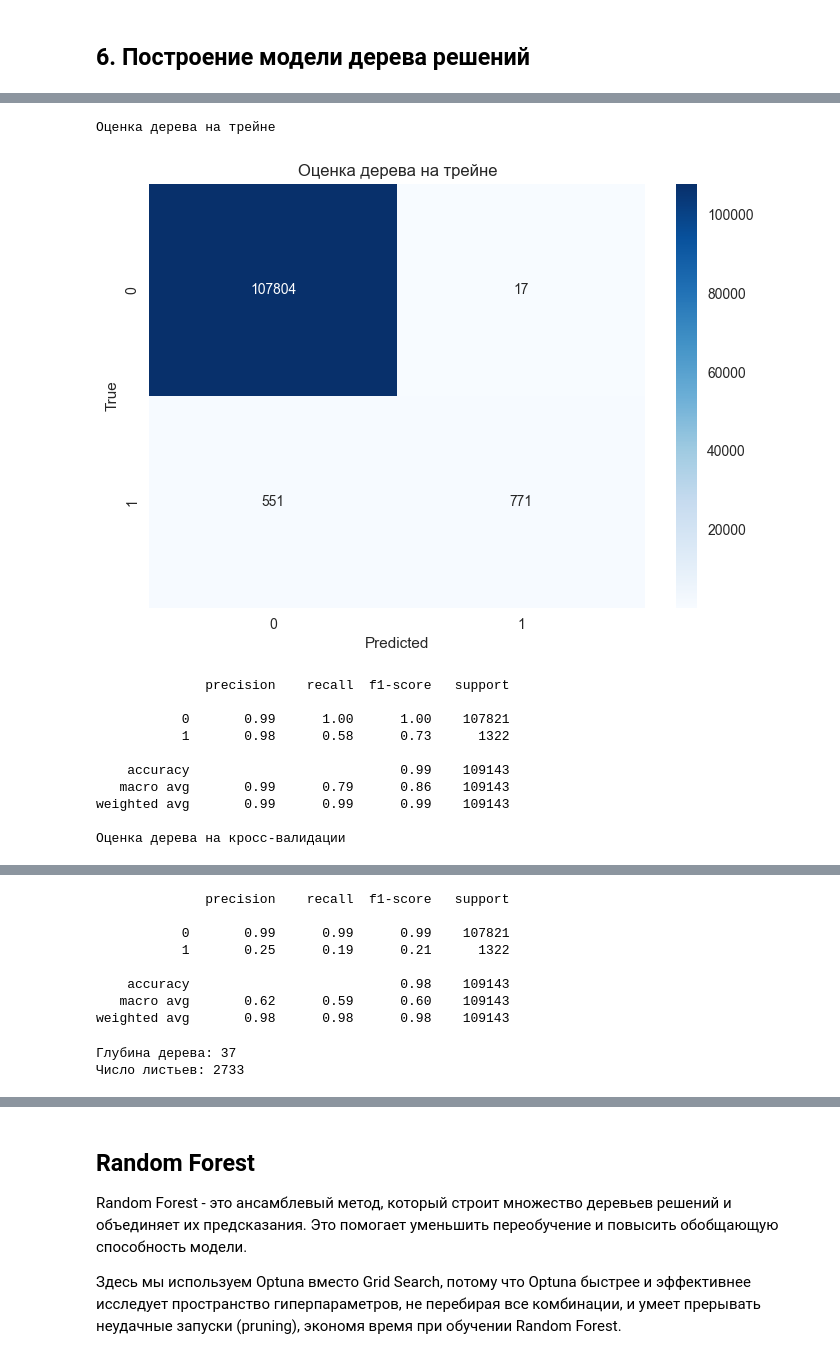
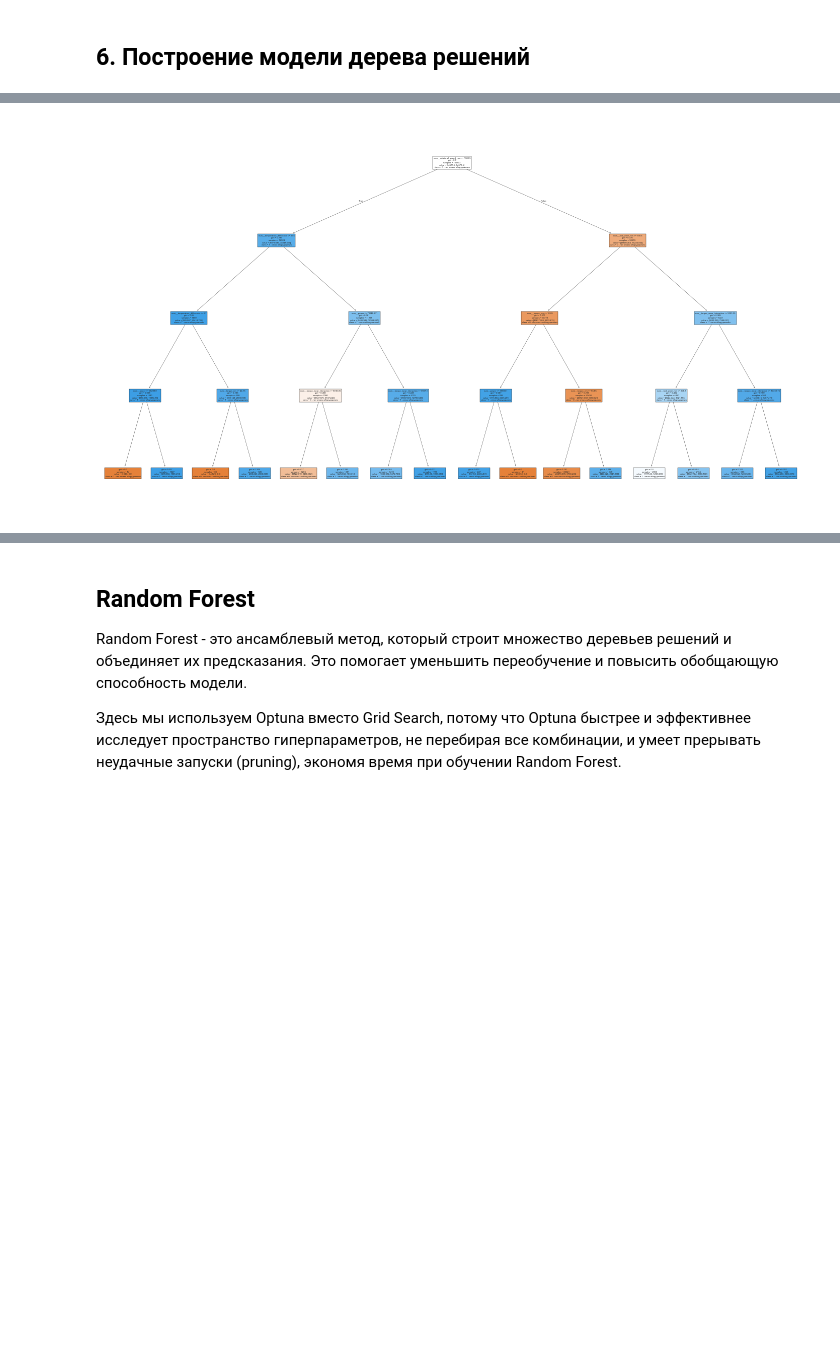
Before and after one commit to aleksandr-novikov/equipment-failure-prediction, a Jupyter notebook: solution.ipynb, the cells around one changed output, grey strips where cells are left out. Cells and saved outputs as stored; diff of their text form; code cells hidden in the pictures; blank space fills up the shorter version.

```diff
--- a/solution.ipynb
+++ b/solution.ipynb
@@ -1924,9 +1947,11 @@ sns.scatterplot(
 # %%
-from sklearn.tree import DecisionTreeClassifier
+# Отбор признаков по условию importance > 0
+selected = feature_importance[feature_importance > 0.03].index
+print("Количество признаков с importance > 0.03:", len(selected))
 
-# Построим простое дерево без подбора гиперпараметров
-dt_simple = DecisionTreeClassifier(random_state=42)
+# Берём только числовые признаки (из ветки "num__")
+selected_num_raw = [f.replace("num__", "") for f in selected if f.startswith("num__")]
 
-# Производим обучение
-dt_simple.fit(X_train_simple, y_train_tree)
+print("Отобранные числовые признаки:", selected_num_raw)
+print("Категориальные признаки оставляем целиком:", categorical_features)
 # %% [output]
@@ -1949,44 +2002,18 @@ plt.show()
 # %%
-# Предсказание на train
-y_pred_train_simple = dt_simple.predict(X_train_simple)
+# Построим дерево и визуализацию разделяющих правил на важных отобранных признаках
 
-# Предсказание на кросс-валидации
-y_pred_cv_simple = cross_val_predict(dt_simple, X_train_simple, y_train_tree, cv=5)
+best_sel_pipe = tree_gs_sel.best_estimator_
+dt_sel = best_sel_pipe.named_steps["clf"]
+feat_names_sel = best_sel_pipe.named_steps["transformer"].get_feature_names_out()
 
-print("Оценка дерева на трейне")
-sns.heatmap(
-    confusion_matrix(y_train_tree, y_pred_train_simple),
-    annot=True,
-    fmt="d",
-    cmap="Blues",
+plt.figure(figsize=(18, 10))
+tree.plot_tree(
+    dt_sel,
+    feature_names=feat_names_sel,
+    class_names=["0 - нет отказа оборудования", "1 - отказ оборудования"],
+    filled=True,
+    max_depth=5,
 )
-plt.title("Оценка дерева на трейне")
-plt.xlabel("Predicted")
-plt.ylabel("True")
 plt.show()
-
-print(classification_report(y_train_tree, y_pred_train_simple))
-
-print("Оценка дерева на кросс-валидации")
-sns.heatmap(
-    confusion_matrix(y_train_tree, y_pred_cv_simple), annot=True, fmt="d", cmap="Greens"
-)
-plt.title("Оценка дерева на кросс-валидации")
-plt.xlabel("Predicted")
-plt.ylabel("True")
-plt.show()
-
-print(classification_report(y_train_tree, y_pred_cv_simple))
 # %% [output]
-Оценка дерева на трейне
-[figure, old version]
+[figure, new version]
-              precision    recall  f1-score   support
-
-           0       0.99      1.00      1.00    107821
-           1       0.98      0.58      0.73      1322
-
-    accuracy                           0.99    109143
-   macro avg       0.99      0.79      0.86    109143
-weighted avg       0.99      0.99      0.99    109143
-
-Оценка дерева на кросс-валидации
@@ -1994,14 +2019,0 @@ weighted avg       0.99      0.99      0.99    109143
-              precision    recall  f1-score   support
-
-           0       0.99      0.99      0.99    107821
-           1       0.25      0.19      0.21      1322
-
-    accuracy                           0.98    109143
-   macro avg       0.62      0.59      0.60    109143
-weighted avg       0.98      0.98      0.98    109143
-# %%
-print("Глубина дерева:", dt_simple.get_depth())
-print("Число листьев:", dt_simple.get_n_leaves())
-# %% [output]
-Глубина дерева: 37
-Число листьев: 2733
```
Also changed, not shown: parts of 63 cells of this notebook, 6 other files.
